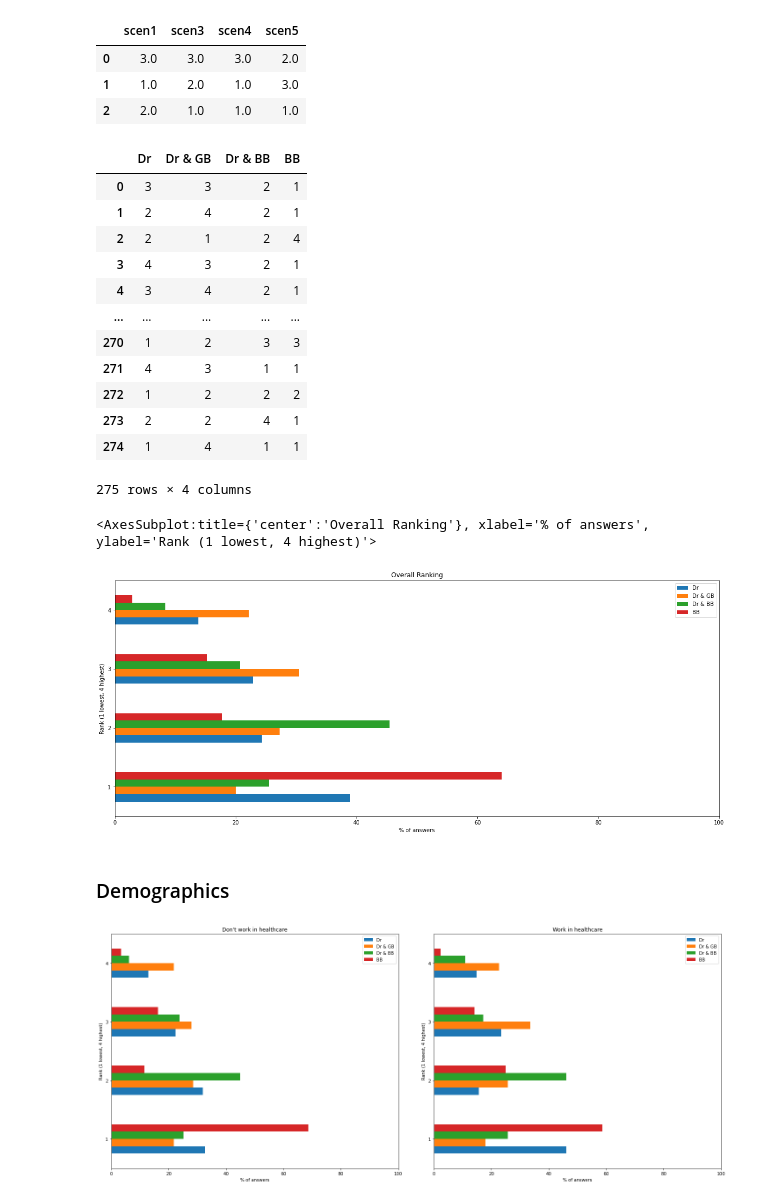
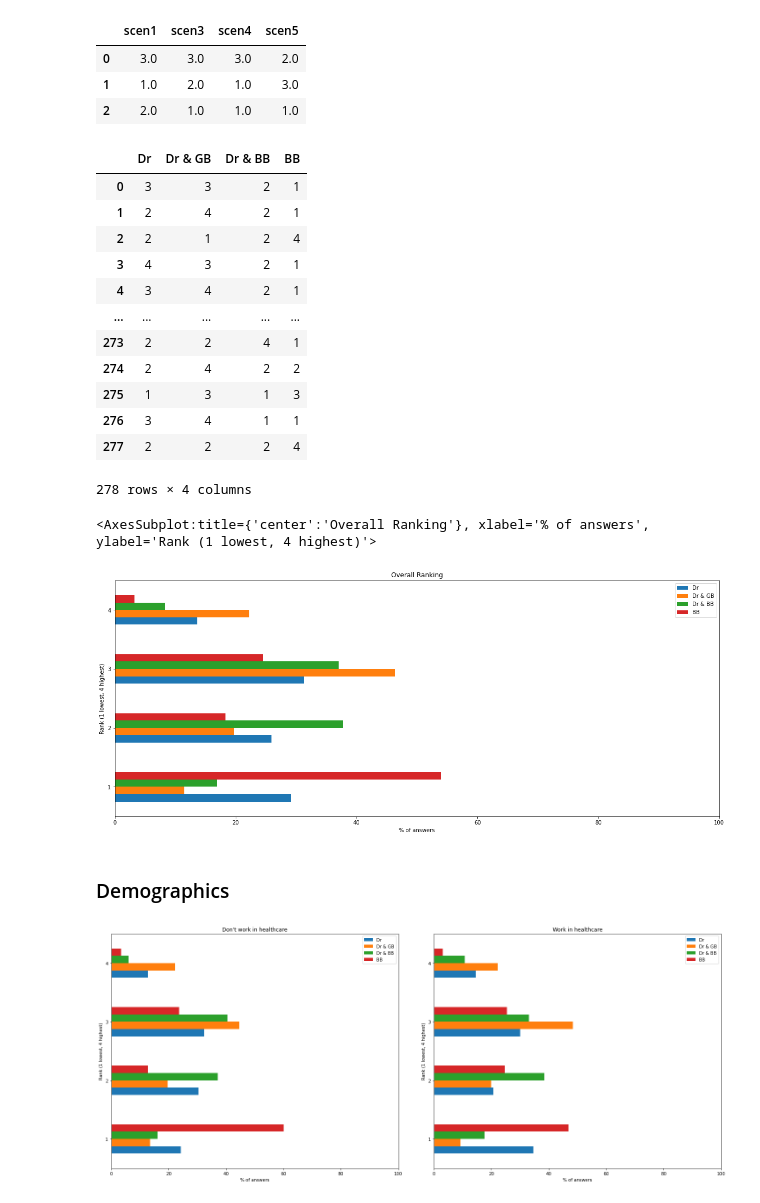
Before and after one commit to isabelladegen/elf, a Jupyter notebook: Isabellas-Notebook.ipynb, the cells around one changed output. Saved outputs shown, nothing was run; the diff lists cells and outputs as text; code cells hidden in the pictures.

```diff
--- a/Isabellas-Notebook.ipynb
+++ b/Isabellas-Notebook.ipynb
@@ -5,7 +5,7 @@ import pandas as pd
 import os
 # %%
 data_path = 'data/'
-raw_data = pd.read_csv(os.path.join(data_path, '4AprilSurveyAnswers(1-275).csv'))
+raw_data = pd.read_csv(os.path.join(data_path, '25AprilSurveyAnswers(1-278).csv'))
 raw_data = raw_data.drop(columns=['Email', 'Name'])
 # %%
 health = 'Healthcare'
@@ -70,22 +70,22 @@ df.rank(method='min')
 | 1 | 1.0 | 2.0 | 1.0 | 3.0 |
 | 2 | 2.0 | 1.0 | 1.0 | 1.0 |
 # %%
-ranked_df = raw_data[[dr, dr_gb, dr_bb, bb]].rank(axis=1, method='min').astype(int)
+ranked_df = raw_data[[dr, dr_gb, dr_bb, bb]].rank(axis=1, method='average').astype(int)
 ranked_df
 # %% [output]
 |  | Dr | Dr & GB | Dr & BB | BB |
 | 0 | 3 | 3 | 2 | 1 |
 | 1 | 2 | 4 | 2 | 1 |
 | 2 | 2 | 1 | 2 | 4 |
 | 3 | 4 | 3 | 2 | 1 |
 | 4 | 3 | 4 | 2 | 1 |
 | ... | ... | ... | ... | ... |
-| 270 | 1 | 2 | 3 | 3 |
-| 271 | 4 | 3 | 1 | 1 |
-| 272 | 1 | 2 | 2 | 2 |
 | 273 | 2 | 2 | 4 | 1 |
-| 274 | 1 | 4 | 1 | 1 |
+| 274 | 2 | 4 | 2 | 2 |
+| 275 | 1 | 3 | 1 | 3 |
+| 276 | 3 | 4 | 1 | 1 |
+| 277 | 2 | 2 | 2 | 4 |
-275 rows × 4 columns
+278 rows × 4 columns
 # %%
 total_no = ranked_df.shape[0]
 value_c = ranked_df.apply(pd.Series.value_counts)
@@ -98,7 +98,7 @@ ax.set_xlim(0, 100)
 ax
 # %% [output]
 <AxesSubplot:title={'center':'Overall Ranking'}, xlabel='% of answers', ylabel='Rank (1 lowest, 4 highest)'>
-[figure, old version]
+[figure, new version]
 # %% [markdown]
 ### Demographics
 # %%
@@ -130,7 +130,7 @@ fig.tight_layout(h_pad=5, w_pad=5)
 bar_chart_for(health, 'No', 'Don\'t work in healthcare', axes[0])
 bar_chart_for(health, 'Yes', 'Work in healthcare', axes[1])
 # %% [output]
-[figure, old version]
+[figure, new version]
 # %%
 # binning ai experience into 3 bins:
 # Categories (3, interval[float64, right]): [(0.991, 4.0] < (4.0, 7.0] < (7.0, 10.0]]
```
Also changed, not shown: parts of 7 cells of this notebook, 5 other files.
